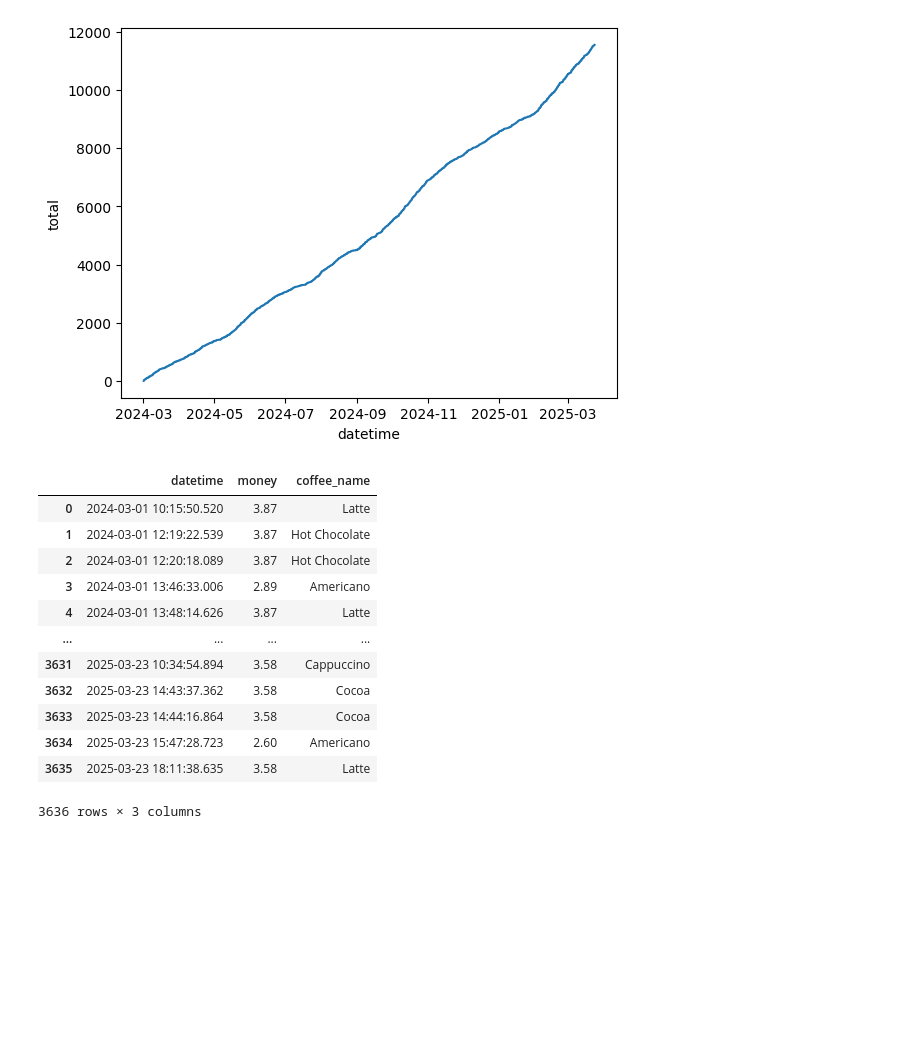
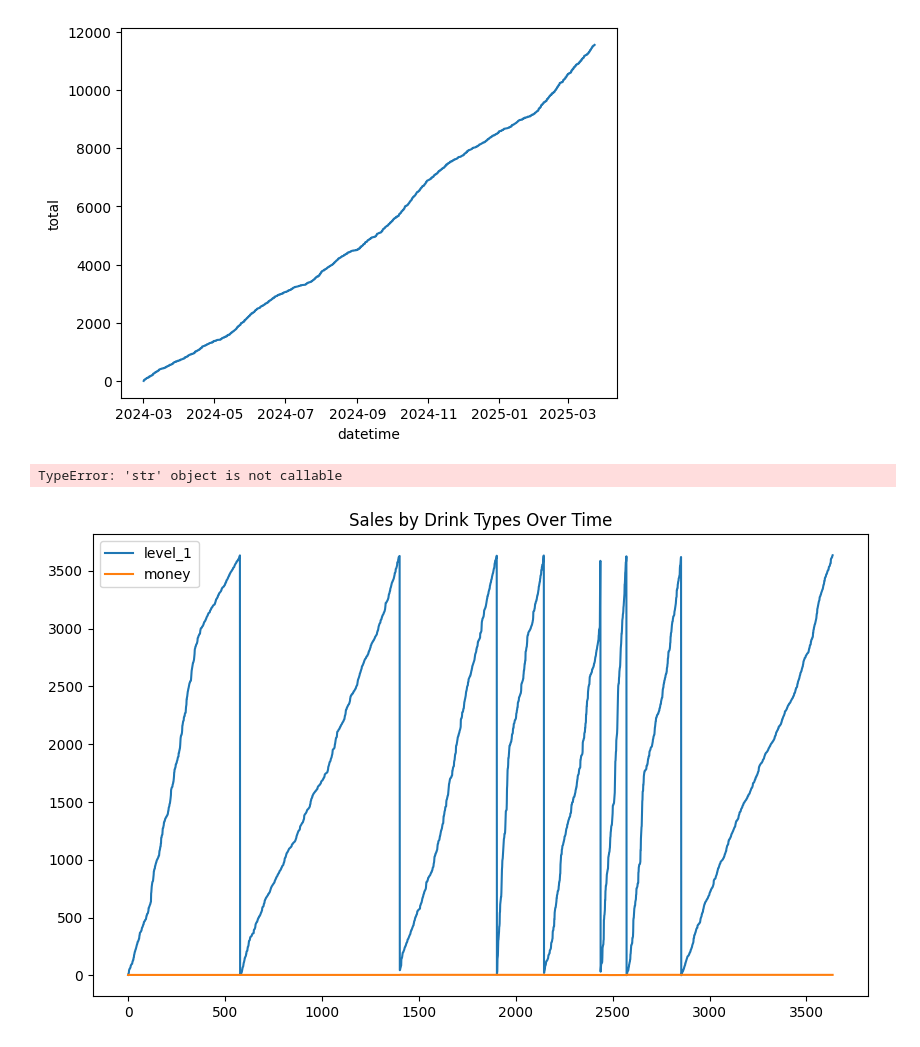
Before and after one commit to EvanDBush/six_plots, a Jupyter notebook: plots.ipynb, the cells around one changed output. Drawn from its saved outputs; the diff is of its cells as text; code cells hidden in the pictures; blank space fills up the shorter version.

Commit message:
still working on plot 6

```diff
--- a/plots.ipynb
+++ b/plots.ipynb
@@ -88,27 +88,19 @@ TypeError: 'str' object is not callable
 [figure]
 # %%
 # Plot 6
-grouped_drink_sales = df.drop(columns=['cash_type', 'card', 'hour', 'month'])
+drink_sales = df.drop(columns=['cash_type', 'card', 'hour', 'month'])
+drink_sales = drink_sales.set_index('datetime')
+grouped_drink_sales = drink_sales.groupby(['coffee_name', df.index])['money'].sum().reset_index()
 grouped_drink_sales
-
-# grouped_drink_sales = df.groupby(['coffee_name','datetime' ])['money'].sum().reset_index()
-# plt.figure(figsize=(20,6))
-# sns.lineplot(x='datetime', y='money', hue='coffee_name', data=grouped_drink_sales)
-# plt.xlabel='Date'
-# plt.ylabel='Sales'
-# plt.legend(title='Drink Name')
-# plt.show()
+#pivoted_drink_sales = grouped_drink_sales.pivot(index='datetime', columns='coffee_name',values='money')
+grouped_drink_sales.plot(kind='line', figsize=(10, 6))
+plt.title('Sales by Drink Types Over Time')
+plt.xlabel('Date')
+plt.ylabel('Sales')
+plt.legend(title='Drink Types')
+plt.grid(True)
+plt.tight_layout()
+plt.show()
 # %% [output]
-|  | datetime | money | coffee_name |
-| 0 | 2024-03-01 10:15:50.520 | 3.87 | Latte |
-| 1 | 2024-03-01 12:19:22.539 | 3.87 | Hot Chocolate |
-| 2 | 2024-03-01 12:20:18.089 | 3.87 | Hot Chocolate |
-| 3 | 2024-03-01 13:46:33.006 | 2.89 | Americano |
-| 4 | 2024-03-01 13:48:14.626 | 3.87 | Latte |
-| ... | ... | ... | ... |
-| 3631 | 2025-03-23 10:34:54.894 | 3.58 | Cappuccino |
-| 3632 | 2025-03-23 14:43:37.362 | 3.58 | Cocoa |
-| 3633 | 2025-03-23 14:44:16.864 | 3.58 | Cocoa |
-| 3634 | 2025-03-23 15:47:28.723 | 2.60 | Americano |
-| 3635 | 2025-03-23 18:11:38.635 | 3.58 | Latte |
-3636 rows × 3 columns
+TypeError: 'str' object is not callable
+[figure, added]
```
